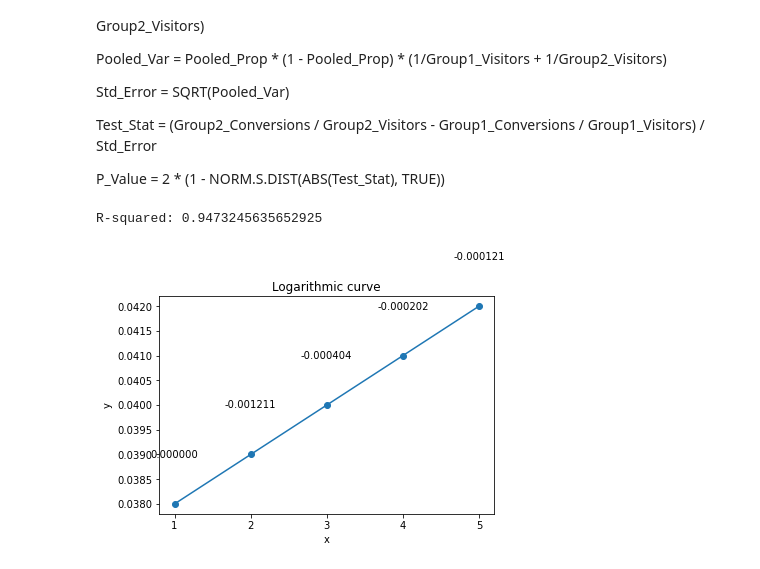
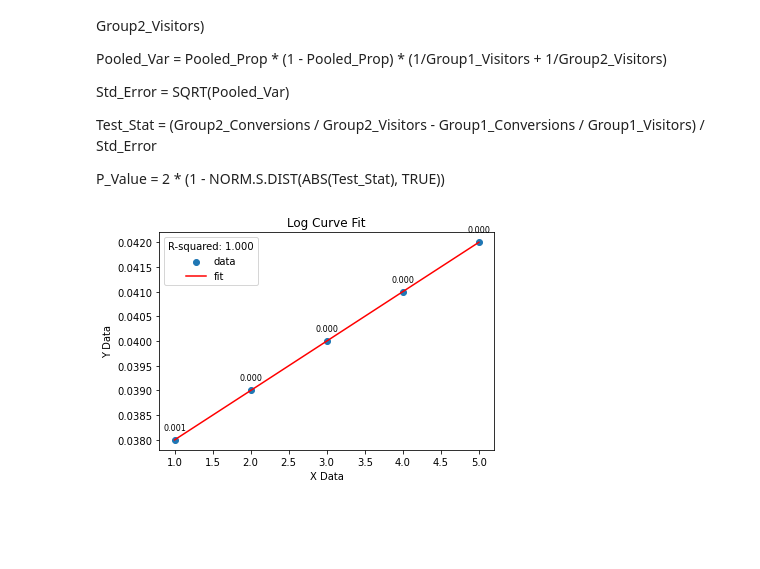
Before and after one commit to zivzach/Personal, a Jupyter notebook: Notepad.ipynb, the cells around one changed output. Drawn from its saved outputs; the diff is of its cells as text; code cells hidden in the pictures; blank space fills up the shorter version.

Commit message:
expo curve

```diff
--- a/Notepad.ipynb
+++ b/Notepad.ipynb
@@ -302,55 +302,69 @@ Test_Stat = (Group2_Conversions / Group2_Visitors - Group1_Conversions / Group1_
 P_Value = 2 * (1 - NORM.S.DIST(ABS(Test_Stat), TRUE))
 # %%
 import numpy as np
+import matplotlib.pyplot as plt
 from scipy.optimize import curve_fit
-import matplotlib.pyplot as plt
 
-# Define the logarithmic model
-def log_func(x, a, b):
-    return a * np.log(x) + b
+# Define the log curve model
+def log_curve(x, a, b, c):
+    return a / (1 + np.exp(-b*(x-c)))
 
-# Generate example data
-a = np.array([1,2,3,4,5])
-b = np.array([.038, .039, .04, .041, .042])
+# Generate some example data
+x_data = np.array([1, 2, 3, 4, 5])
+y_data = np.array([.038, .039, .04, .041, .042])
 
 # Fit the model to the data
-popt, pcov = curve_fit(log_func, a, b)
+popt, pcov = curve_fit(log_curve, x_data, y_data)
 
-# Calculate predicted values
-y_pred = log_func(a, *popt)
+# Calculate the predicted values
+y_pred = log_curve(x_data, *popt)
 
-# Calculate R-squared
-residuals = b - y_pred
+# Calculate the R-squared value
+residuals = y_data - y_pred
 ss_res = np.sum(residuals**2)
-ss_tot = np.sum((b - np.mean(b))**2)
+ss_tot = np.sum((y_data - np.mean(y_data))**2)
 r_squared = 1 - (ss_res / ss_tot)
-print("R-squared:", r_squared)
 
-# Calculate the slope at each point
-slopes = popt[0] / a
+# Calculate the slope of each point
+slopes = []
+for i in range(len(x_data)):
+    if i == 0:
+        slope = (y_data[1] - y_data[0]) / (x_data[1] - x_data[0])
+    elif i == len(x_data) - 1:
+        slope = (y_data[-1] - y_data[-2]) / (x_data[-1] - x_data[-2])
+    else:
+        slope = (y_data[i+1] - y_data[i-1]) / (x_data[i+1] - x_data[i-1])
+    slopes.append(slope)
 
-# Calculate the difference in slope with the previous point
-slope_diff = np.diff(slopes)
-slope_diff = np.insert(slope_diff, 0, 0)
+# Calculate the difference in slope between each point
+slope_diffs = []
+for i in range(len(slopes)):
+    if i == 0:
+        slope_diff = slopes[i]
+    else:
+        slope_diff = slopes[i] - slopes[i-1]
+    slope_diffs.append(slope_diff)
 
-# Create the plot
+# Create a figure and axis
 fig, ax = plt.subplots()
-ax.plot(a, b, 'o-', label='data')
 
-# Add the slope difference text above each point
-for i in range(len(a)):
-    ax.text(a[i], b[i]+0.001, f"{slope_diff[i]:.6f}", ha='center', va='center')
+# Plot the data points and the fitted curve
+ax.scatter(x_data, y_data, label='data')
+ax.plot(x_data, y_pred, 'r-', label='fit')
 
-# Add axis labels and title
-ax.set_xlabel('x')
-ax.set_ylabel('y')
-ax.set_title('Logarithmic curve')
+# Set axis labels and title
+ax.set_xlabel('X Data')
+ax.set_ylabel('Y Data')
+ax.set_title('Log Curve Fit')
 
-# Set the x-axis ticks
-ax.set_xticks(range(1, len(a)+1))
+# Show R-squared value in the legend
+ax.legend(title=f'R-squared: {r_squared:.3f}')
 
-# Show the plot
+# Add slope difference above each point
+for i in range(len(x_data)):
+    ax.annotate(f'{slope_diffs[i]:.3f}', xy=(x_data[i], y_data[i]), xytext=(0,10), textcoords='offset points', ha='center', fontsize=8)
+
+# Display the plot
 plt.show()
 # %% [output]
-R-squared: 0.9473245635652925
-[figure, old version]
+[figure, new version]
```
